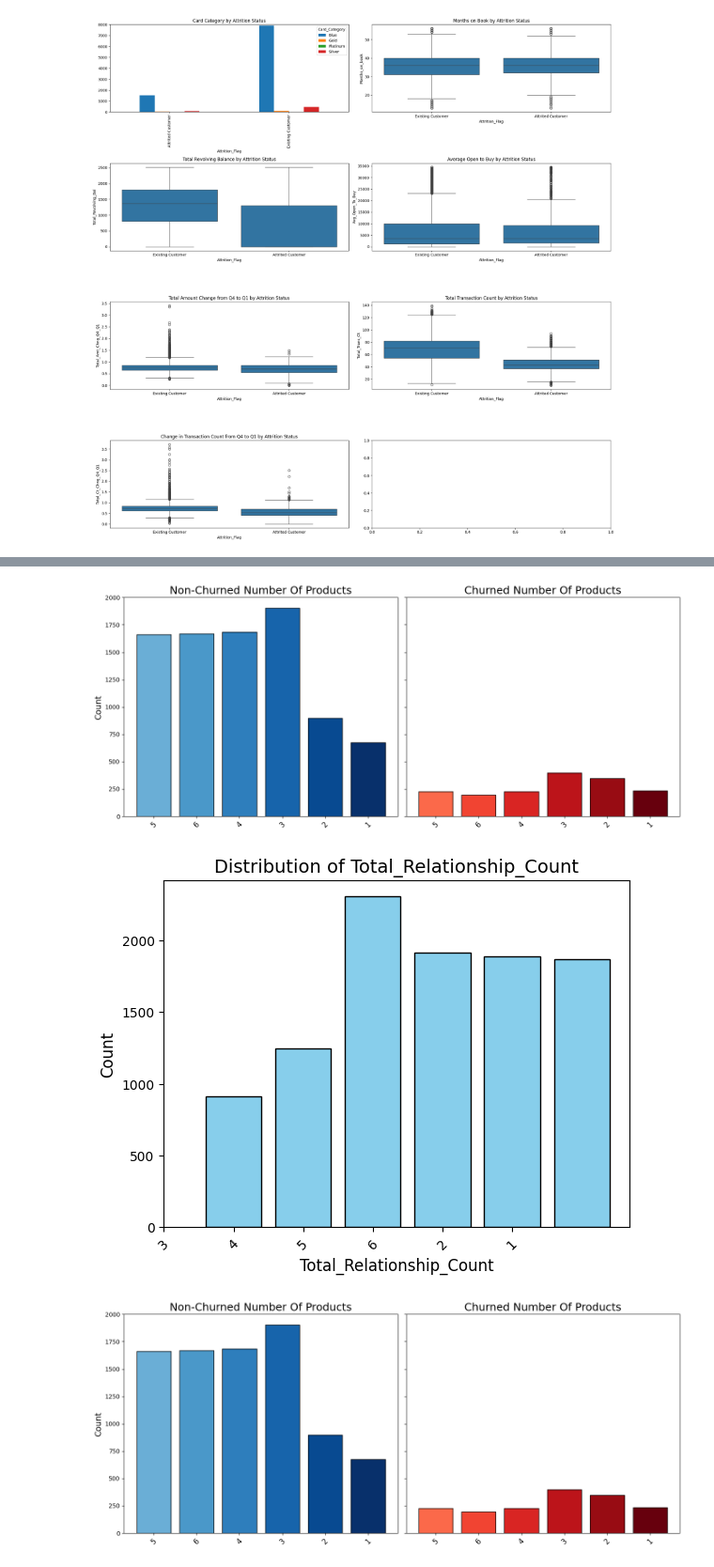
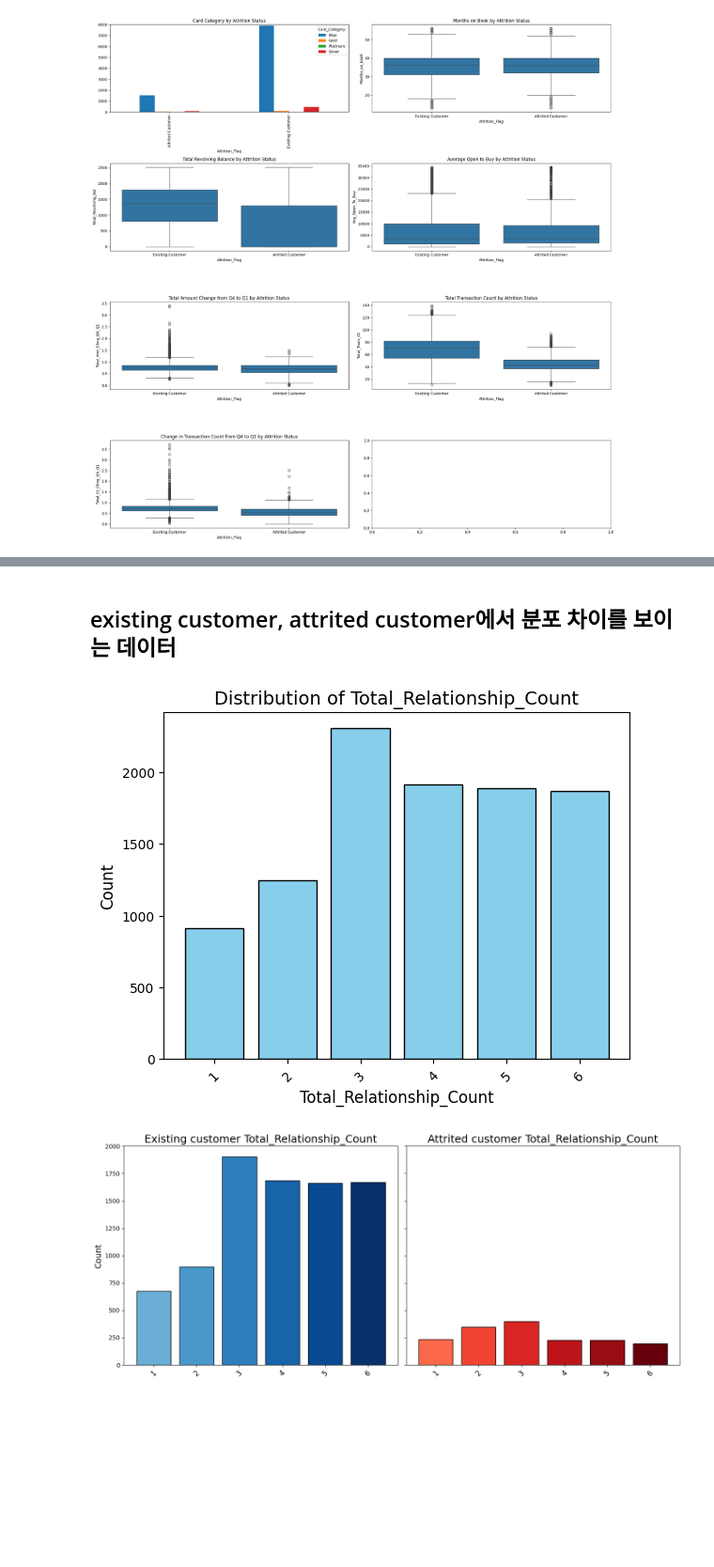
Before and after one commit to geneeol/data-analysis, a Jupyter notebook: bank_churn.ipynb, the cells around one changed output, grey strips where cells are left out. Shown at 94% size. Cells and saved outputs as stored; diff of their text form; code cells hidden in the pictures; blank space fills up the shorter version.

```diff
--- a/bank_churn.ipynb
+++ b/bank_churn.ipynb
@@ -304,15 +306,11 @@ plot_bar("Total_Relationship_Count")
-# %%
-plot_compare("Total_Relationship_Count", "Number Of Products")
-# %% [output]
-[figure, removed]
-# %%
-plot_bar("Total_Relationship_Count")
-# %% [output]
-[figure, removed]
+# %% [markdown]
+## existing customer, attrited customer에서 분포 차이를 보이는 데이터
 # %%
 # 이탈하지 않은 고객이 은행의 더 많은 제품을 이용한다.
 # 즉 은행생태계에 더 종속되어 있다고도 볼 수 있다.
 
-plot_compare("Total_Relationship_Count", "Number Of Products")
+plot_bar("Total_Relationship_Count")
+plot_compare("Total_Relationship_Count")
 # %% [output]
-[figure, old version]
+[figure, new version]
+[figure, added]
```
Also changed, not shown: parts of 24 cells of this notebook.
